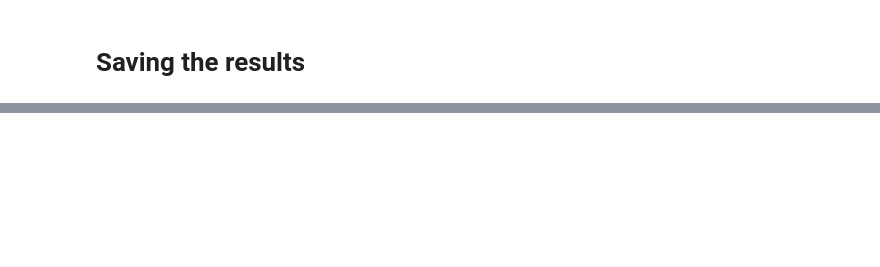
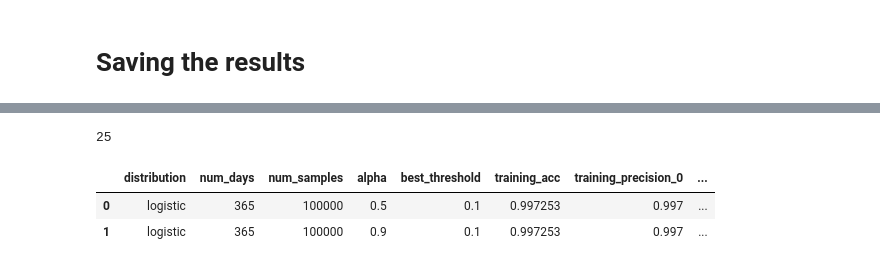
Before and after one commit to hungpham13/Distributed-data-discretization, a Jupyter notebook: src/psi_ip_ortools_train_test_histogram_data.ipynb, the cells around one changed output, grey strips where cells are left out. Drawn from its saved outputs; the diff is of its cells as text; code cells hidden in the pictures; blank space fills up the shorter version.

```diff
--- a/src/psi_ip_ortools_train_test_histogram_data.ipynb
+++ b/src/psi_ip_ortools_train_test_histogram_data.ipynb
@@ -395,15 +658,20 @@ results_df
 # %%
-df_columns = ["distribution", "num_days", "num_samples", "alpha",
-            "preparing_data_time", "creating_constraints_time", "solving_time",
-            "total_cost", "objective_0", "objective_1", "num_bins", "best_threshold",
-            "training_acc", "training_f1", "training_f0.5"]
+df_columns = ["distribution", "num_days", "num_samples", "alpha", "best_threshold",
+            "training_acc", "training_precision_0", "training_recall_1", "training_inverse_weighted_f2"]
 
 for i in range(len(test_data_paths)):
     df_columns.append(f"{id2file[i]}_acc")
-    df_columns.append(f"{id2file[i]}_f1")
-    df_columns.append(f"{id2file[i]}_f0.5")
+    df_columns.append(f"{id2file[i]}_precision_0")
+    df_columns.append(f"{id2file[i]}_recall_1")
+    df_columns.append(f"{id2file[i]}_inverse_weighted_f2")
 
 len(df_columns)
+# %% [output]
+25
 # %%
-results_df.columns = df_columns
+results_df = pd.DataFrame(results, columns=df_columns)
 results_df
+# %% [output]
+|  | distribution | num_days | num_samples | alpha | best_threshold | training_acc | training_precision_0 | ... |
+| 0 | logistic | 365 | 100000 | 0.5 | 0.1 | 0.997253 | 0.997 | ... |
+| 1 | logistic | 365 | 100000 | 0.9 | 0.1 | 0.997253 | 0.997 | ... |
```
Also changed, not shown: parts of 21 cells of this notebook, 9 other files.
